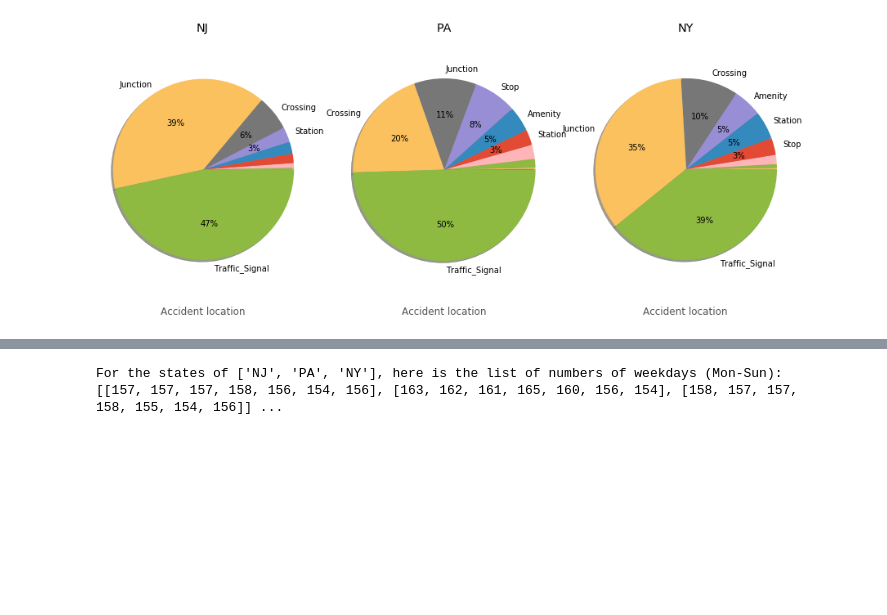
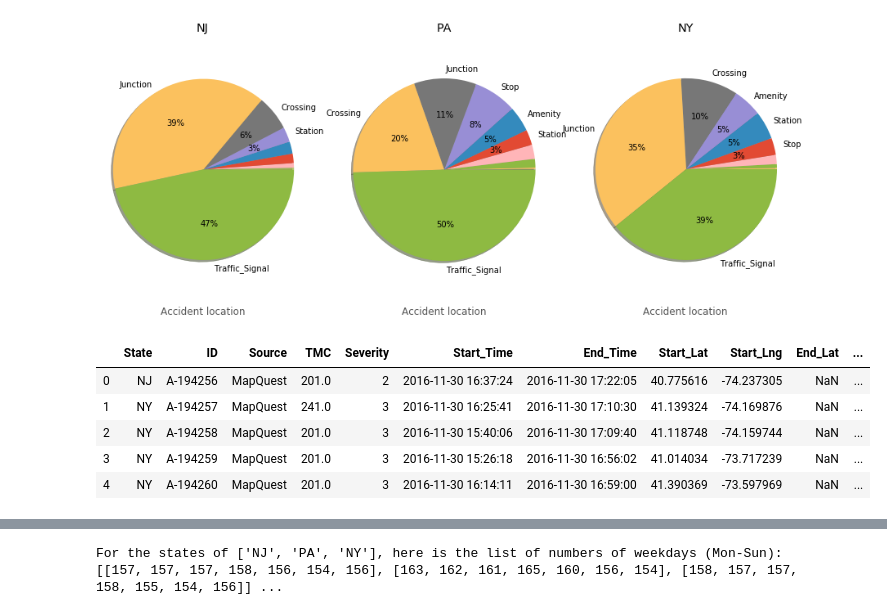
Before and after one commit to RonghuiZhou/us-accidents, a Jupyter notebook: Step 2. Data Analysis_averaged.ipynb, the cells around one changed output, grey strips where cells are left out. Saved outputs shown, nothing was run; the diff lists cells and outputs as text; code cells hidden in the pictures; blank space fills up the shorter version.

```diff
--- a/Step 2. Data Analysis_averaged.ipynb
+++ b/Step 2. Data Analysis_averaged.ipynb
@@ -488,3 +569,12 @@ plt.xlabel(feature)
 plt.show()
 # %% [output]
 [figure]
+# %%
+df.head()
+# %% [output]
+|  | State | ID | Source | TMC | Severity | Start_Time | End_Time | Start_Lat | Start_Lng | End_Lat | ... |
+| 0 | NJ | A-194256 | MapQuest | 201.0 | 2 | 2016-11-30 16:37:24 | 2016-11-30 17:22:05 | 40.775616 | -74.237305 | NaN | ... |
+| 1 | NY | A-194257 | MapQuest | 241.0 | 3 | 2016-11-30 16:25:41 | 2016-11-30 17:10:30 | 41.139324 | -74.169876 | NaN | ... |
+| 2 | NY | A-194258 | MapQuest | 201.0 | 3 | 2016-11-30 15:40:06 | 2016-11-30 17:09:40 | 41.118748 | -74.159744 | NaN | ... |
+| 3 | NY | A-194259 | MapQuest | 201.0 | 3 | 2016-11-30 15:26:18 | 2016-11-30 16:56:02 | 41.014034 | -73.717239 | NaN | ... |
+| 4 | NY | A-194260 | MapQuest | 201.0 | 3 | 2016-11-30 16:14:11 | 2016-11-30 16:59:00 | 41.390369 | -73.597969 | NaN | ... |
```
Also changed, not shown: parts of 7 cells of this notebook.
